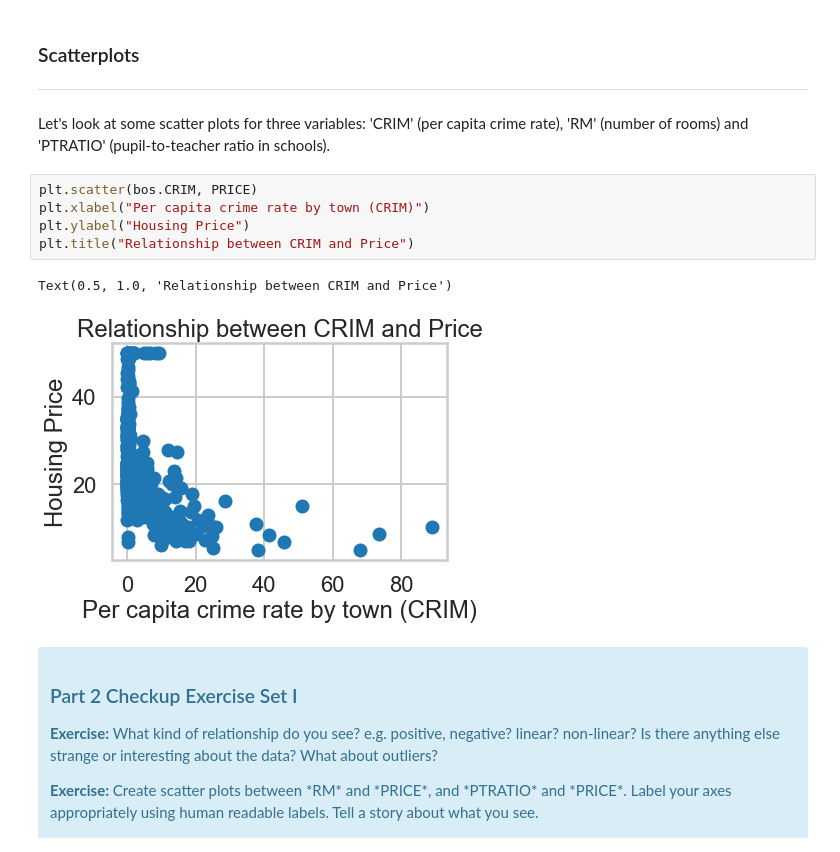
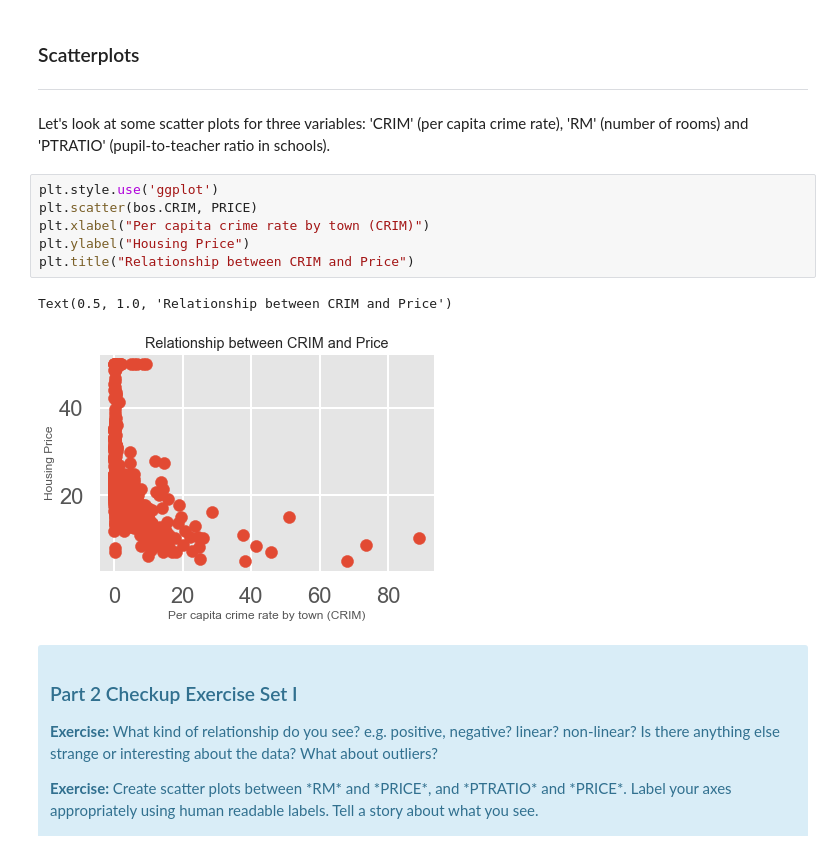
Before and after one commit to GeethaJoseph/Springboard-Datascience-Bootcamp, a Jupyter notebook: Mini Projects/Linear_regression/Mini_Project_Linear_Regression.ipynb, the cells around one changed output. Drawn from its saved outputs; the diff is of its cells as text.

```diff
--- a/Mini Projects/Linear_regression/Mini_Project_Linear_Regression.ipynb
+++ b/Mini Projects/Linear_regression/Mini_Project_Linear_Regression.ipynb
@@ -256,13 +256,14 @@ bos.describe()
 
 Let's look at some scatter plots for three variables: 'CRIM' (per capita crime rate), 'RM' (number of rooms) and 'PTRATIO' (pupil-to-teacher ratio in schools).
 # %%
+plt.style.use('ggplot')
 plt.scatter(bos.CRIM, PRICE)
 plt.xlabel("Per capita crime rate by town (CRIM)")
 plt.ylabel("Housing Price")
 plt.title("Relationship between CRIM and Price")
 # %% [output]
 Text(0.5, 1.0, 'Relationship between CRIM and Price')
-[figure, old version]
+[figure, new version]
 # %% [markdown]
 <div class="span5 alert alert-info">
 <h3>Part 2 Checkup Exercise Set I</h3>
```
Also changed, not shown: parts of 29 cells of this notebook.
